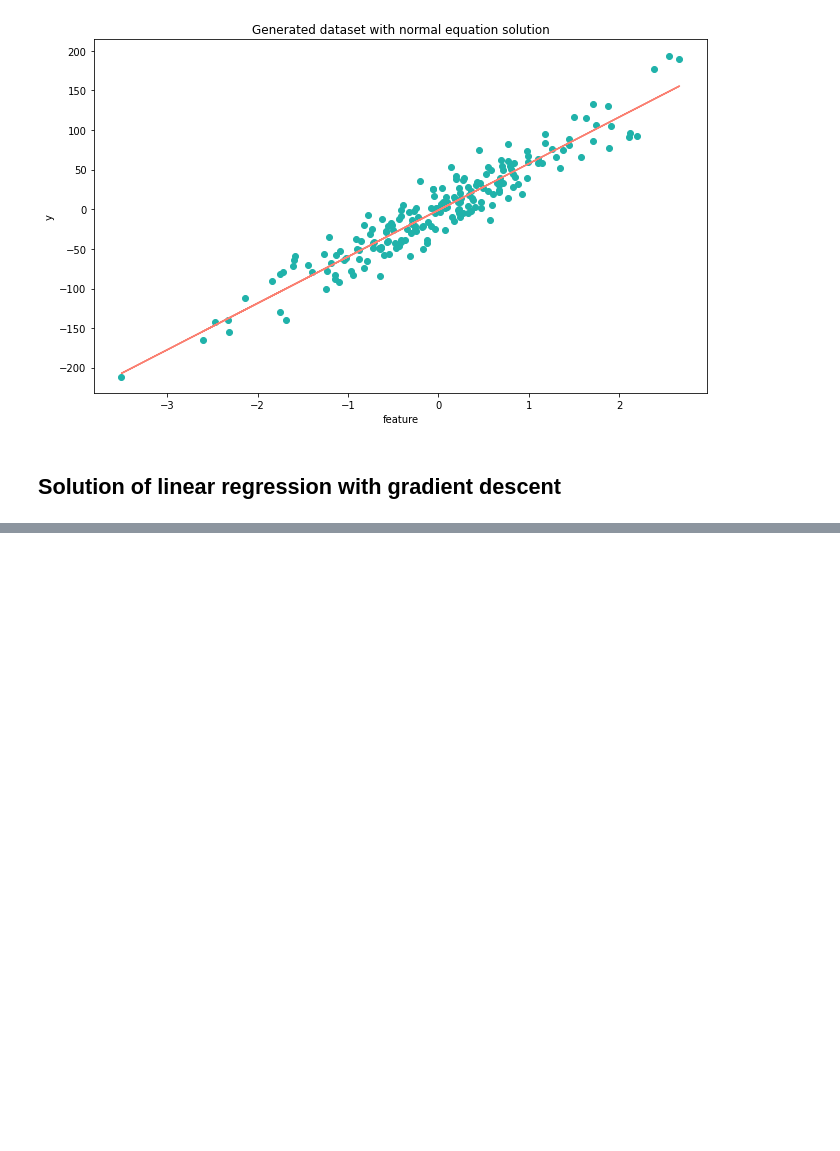
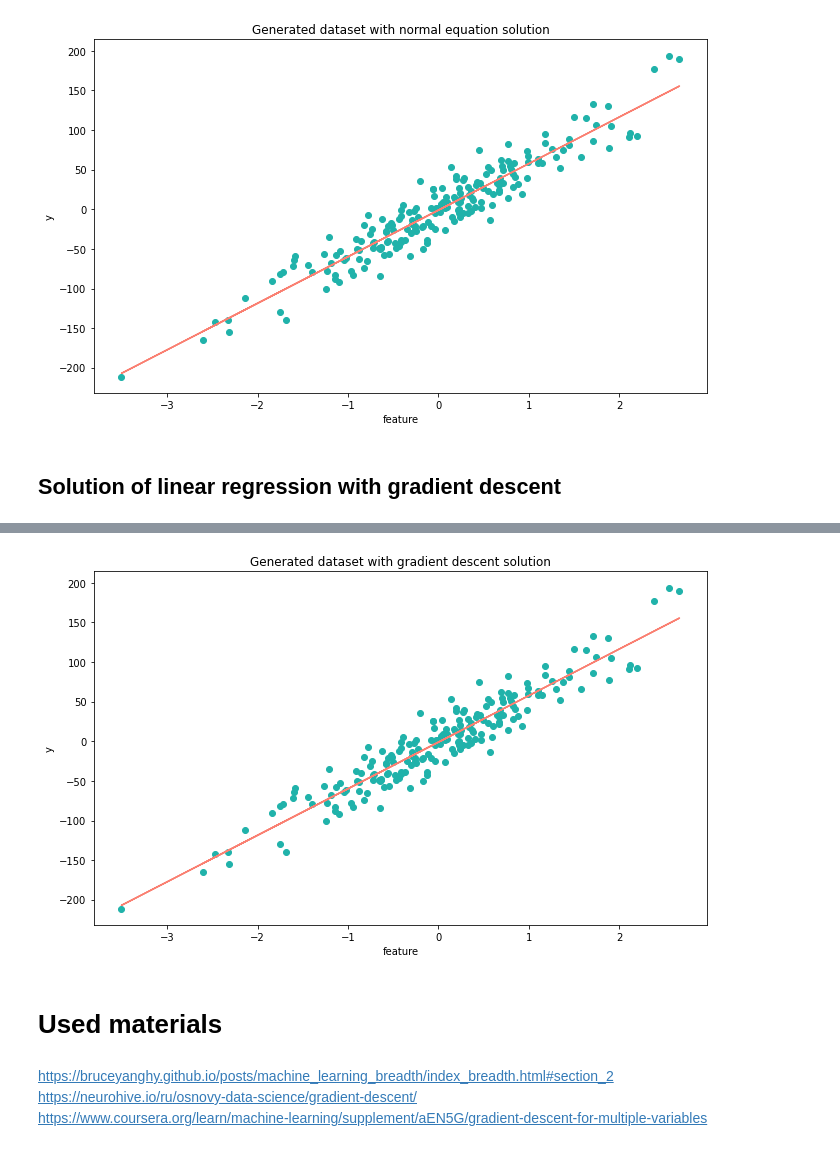
Before and after one commit to ertuganova/ml_algorithms, a Jupyter notebook: linear_regression/linear_regression_example.ipynb, the cells around one changed output, grey strips where cells are left out. Drawn from its saved outputs; the diff is of its cells as text; code cells hidden in the pictures; blank space fills up the shorter version.

Commit message:
added GD solution to linear regression

```diff
--- a/linear_regression/linear_regression_example.ipynb
+++ b/linear_regression/linear_regression_example.ipynb
@@ -64,0 +92,15 @@ plt.show()
+# %%
+plt.scatter(x, y, c='lightseagreen')
+plt.plot(x, y_hat, c='salmon')
+plt.title('Generated dataset with gradient descent solution')
+plt.xlabel('feature')
+plt.ylabel('y')
+plt.show()
+# %% [output]
+[figure, added]
+# %% [markdown]
+# Used materials
+# %% [markdown]
+https://bruceyanghy.github.io/posts/machine_learning_breadth/index_breadth.html#section_2
+https://neurohive.io/ru/osnovy-data-science/gradient-descent/
+https://www.coursera.org/learn/machine-learning/supplement/aEN5G/gradient-descent-for-multiple-variables
```
Also changed, not shown: parts of 7 cells of this notebook, 1 other file.
